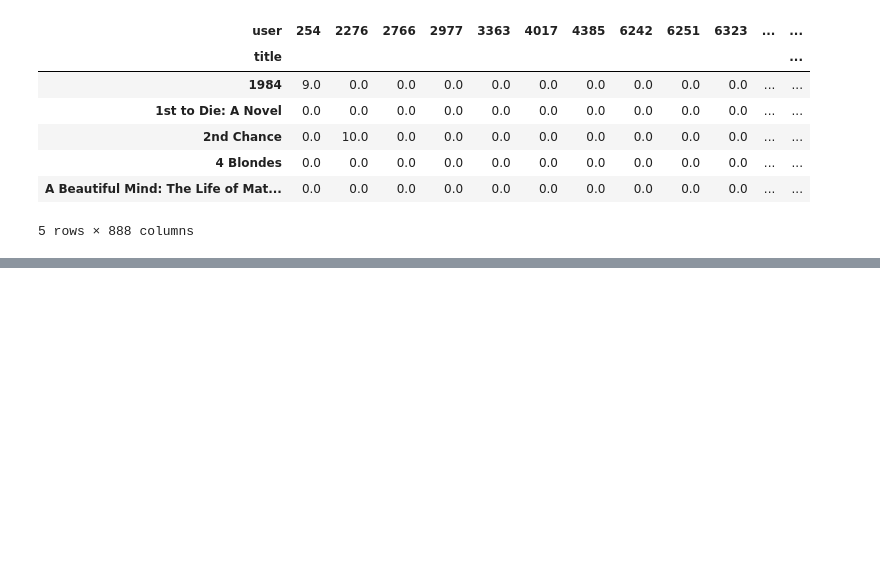
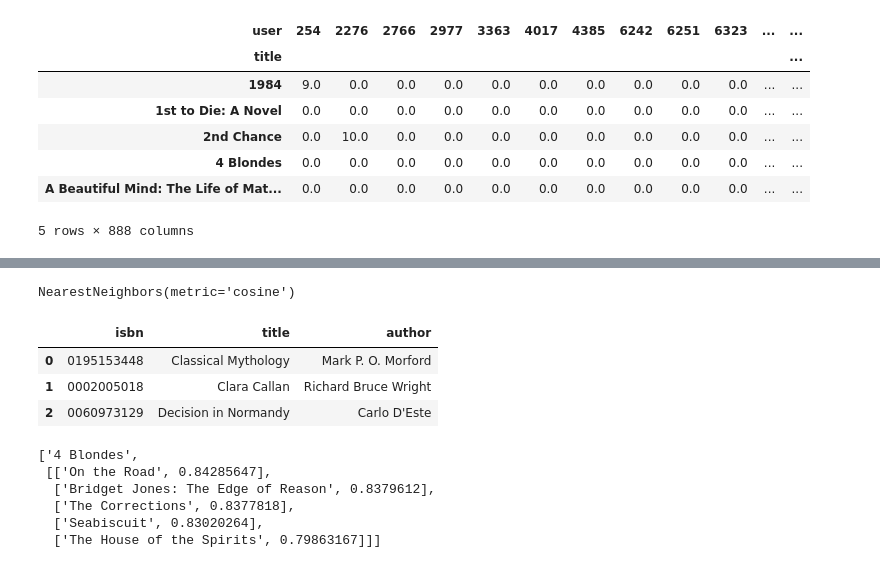
Before and after one commit to Richards-R/FCC-Book-Recommendation-Engine-using-KNN, a Jupyter notebook: Richards_R_fcc_book_recommendation_knn.ipynb, the cells around one changed output, grey strips where cells are left out. Saved outputs shown, nothing was run; the diff lists cells and outputs as text; code cells hidden in the pictures; blank space fills up the shorter version.

```diff
--- a/Richards_R_fcc_book_recommendation_knn.ipynb
+++ b/Richards_R_fcc_book_recommendation_knn.ipynb
@@ -216,0 +287,5 @@ def get_recommends(book = ""):
+# %%
+nn = NearestNeighbors(metric='cosine')
+nn.fit(df_matrix)
+# %% [output]
+NearestNeighbors(metric='cosine')
@@ -217,3 +310,19 @@ def get_recommends(book = ""):
+# %%
+df_books.head(3)
+# %% [output]
+|  | isbn | title | author |
+| 0 | 0195153448 | Classical Mythology | Mark P. O. Morford |
+| 1 | 0002005018 | Clara Callan | Richard Bruce Wright |
+| 2 | 0060973129 | Decision in Normandy | Carlo D'Este |
+# %%
+get_recommends('4 Blondes')
+# %% [output]
+['4 Blondes',
+ [['On the Road', 0.84285647],
+  ['Bridget Jones: The Edge of Reason', 0.8379612],
+  ['The Corrections', 0.8377818],
+  ['Seabiscuit', 0.83020264],
+  ['The House of the Spirits', 0.79863167]]]
 # %%
 books = get_recommends("Where the Heart Is (Oprah's Book Club (Paperback))")
 print(books)
```
Also changed, not shown: parts of 13 cells of this notebook.
